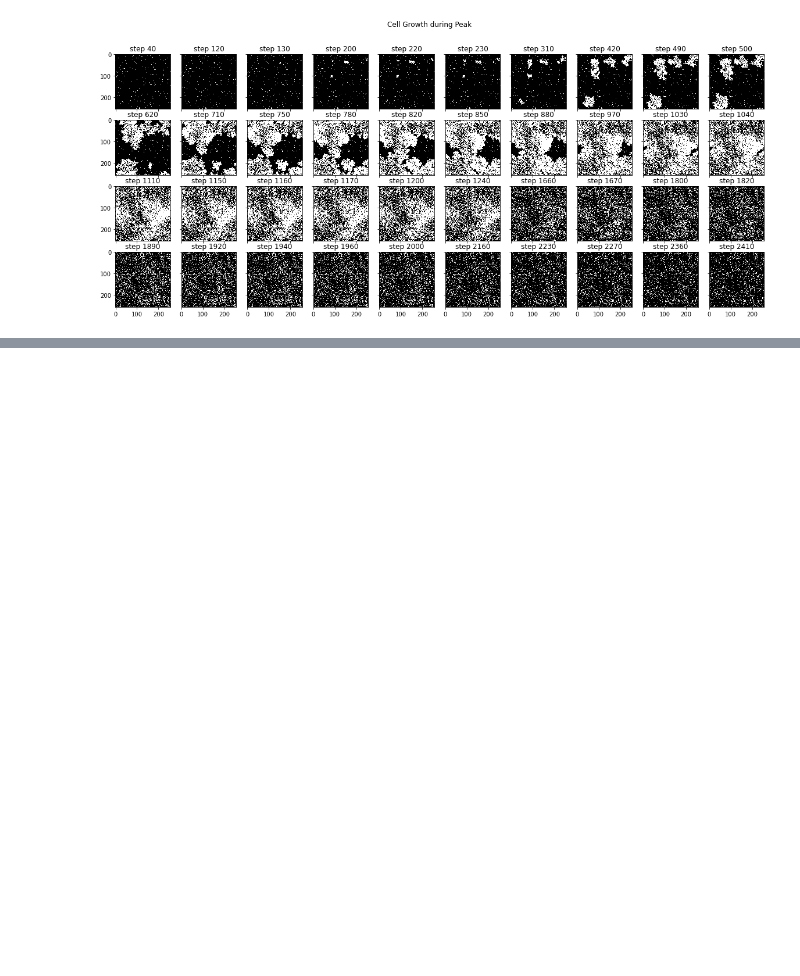
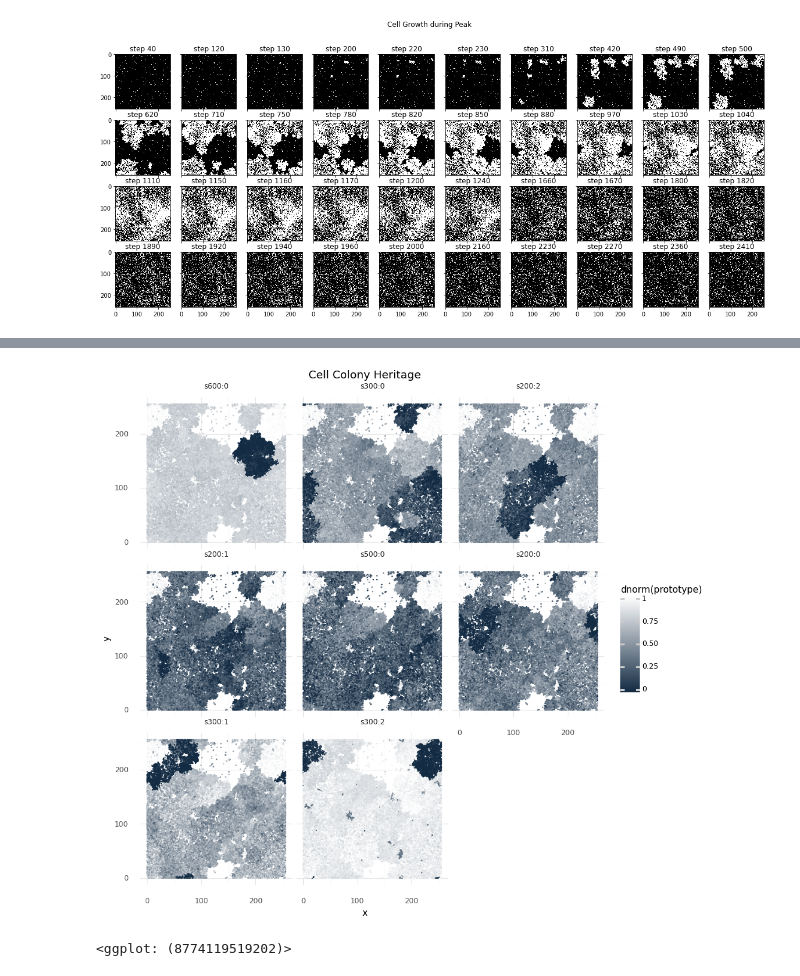
Before and after one commit to mRcSchwering/magic-soup, a Jupyter notebook: experiments/e1_co2_fixing/analyze.ipynb, the cells around one changed output, grey strips where cells are left out. Cells and saved outputs as stored; diff of their text form; code cells hidden in the pictures; blank space fills up the shorter version.

```diff
--- a/experiments/e1_co2_fixing/analyze.ipynb
+++ b/experiments/e1_co2_fixing/analyze.ipynb
@@ -206,0 +250,38 @@ df3["label"] = "die[no replication]"
+# %%
+def norm(x: pd.Series) -> pd.Series:
+    mind = np.quantile(x, 0.05)
+    maxd = np.quantile(x, 0.95)
+    return ((x - mind) / (maxd - mind)).clip(0.0, 1.0)
+
+records = []
+for colname, prototype_idx in colony_prototypes.items():
+    prototype = world.cells[prototype_idx]
+    for cell_idx, cell in enumerate(world.cells):
+        records.append({
+            "cell_idx": cell_idx,
+            "x": cell.position[0],
+            "y": cell.position[1],
+            "colony": colname,
+            "d(prototype)": distance(prototype.genome, cell.genome)
+        })
+df = pd.DataFrame.from_records(records)
+
+avg_dists = df.groupby("colony")["d(prototype)"].mean().to_dict()
+sorted_colonies = sorted([(d, i) for i, d in avg_dists.items()])
+df["colony"] = pd.Categorical(df["colony"], categories=[i for _, i in sorted_colonies])
+
+df["dnorm(prototype)"] = 1.0
+for colname, cell_idx in colony_prototypes.items():
+    col_filter = df["colony"] == colname
+    df.loc[col_filter, "dnorm(prototype)"] = norm(df.loc[col_filter, "d(prototype)"])
+# %%
+(ggplot(df, aes(x="x", y="y"))
+    + geom_point(aes(color="dnorm(prototype)"), size=0.01)
+    + scale_color_gradient(low="#132B43", high="#ffffff")
+    + coord_fixed(ratio=1)
+    + facet_wrap("~ colony", ncol=3)
+    + theme(figure_size=(10, 6))
+    + ggtitle("Cell Colony Heritage"))
+# %% [output]
+[figure, added]
+<ggplot: (8774119519202)>
```
Also changed, not shown: parts of 18 cells of this notebook, 2 other files.
